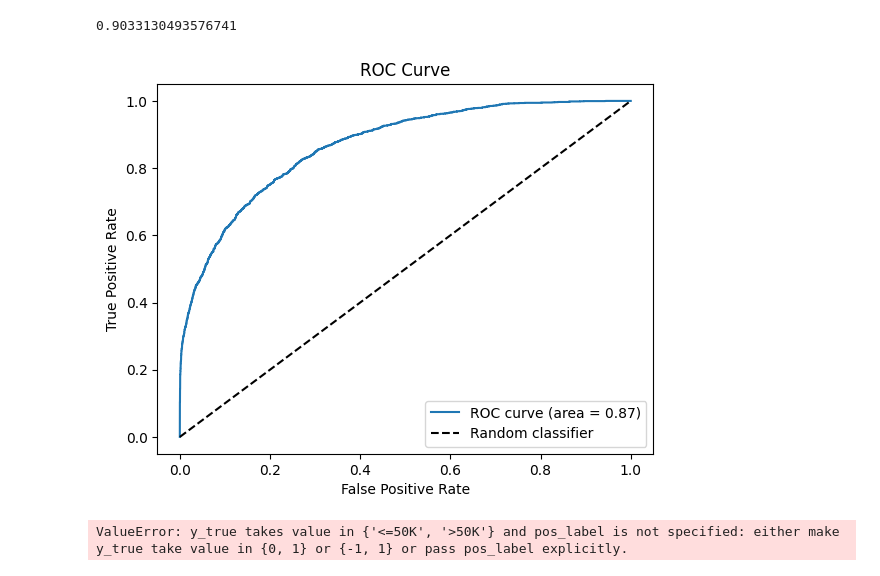
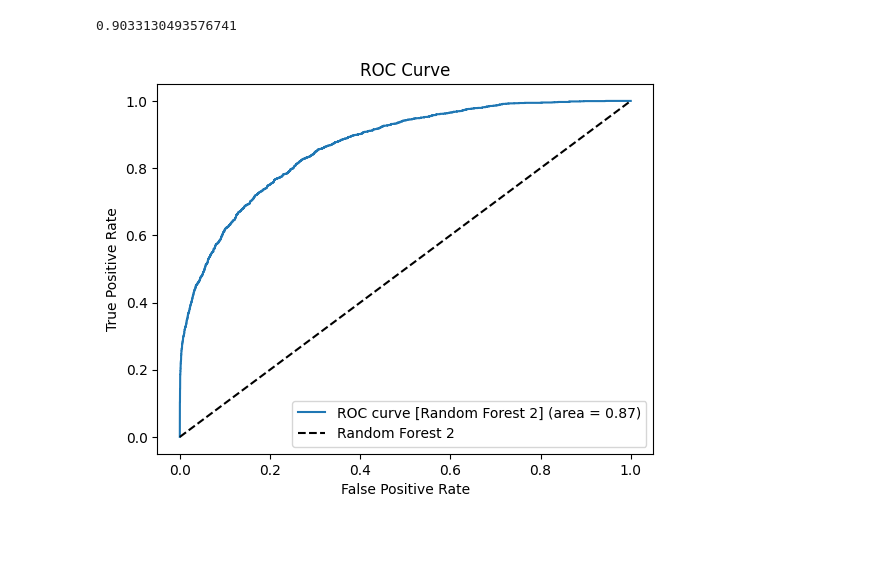
Before and after one commit to dsuszek/pjatk-pum, a Jupyter notebook: FinalProject/Raport_koncowy_s23396_s23632.ipynb, the cells around one changed output. Drawn from its saved outputs; the diff is of its cells as text; code cells hidden in the pictures; blank space fills up the shorter version.

Commit message:
roc curves

```diff
--- a/FinalProject/Raport_koncowy_s23396_s23632.ipynb
+++ b/FinalProject/Raport_koncowy_s23396_s23632.ipynb
@@ -211,7 +230,7 @@ training_incomes = incomes[training_cols]
 categorical_cols = ['workclass', 'race', 'sex', 'native-country', 'education']
 numeric = ['age', 'hours-per-week', 'additional_money', 'fnlwgt']
 
-encoder = OneHotEncoder(sparse=False)
+encoder = OneHotEncoder(sparse_output=False)
 encoded_cols = pd.DataFrame(encoder.fit_transform(training_incomes[categorical_cols]), columns=encoder.get_feature_names_out(categorical_cols))
 training_incomes = pd.concat([training_incomes.drop(columns=categorical_cols), encoded_cols], axis=1)
 
@@ -227,7 +246,7 @@ y = incomes['income']
 
 X_train, X_test, y_train, y_test = train_test_split(X, y, random_state=42)
 # %%
-rand_for_1 = RandomForestClassifier(n_estimators=100, random_state=42, max_leaf_nodes=100, max_features="auto", bootstrap=False, min_samples_leaf=5, min_samples_split=3)
+rand_for_1 = RandomForestClassifier(n_estimators=100, random_state=42, max_leaf_nodes=100, bootstrap=False, min_samples_leaf=5, min_samples_split=3)
 
 rand_for_1.fit(X_train, y_train)
 rand_for_1.score(X_test, y_test)
@@ -363,4 +376,18 @@ recall_score(y_test, y_pred_2, average="binary", pos_label="<=50K")
 f1_score(y_test, y_pred_2, pos_label="<=50K")
 # %% [output]
 0.9033130493576741
+# %%
+def print_roc_curve(classifier, name):
+    y_pred_proba = classifier.predict_proba(X_test)[:, 1]
+    fpr, tpr, thresholds = roc_curve(y_test, y_pred_proba, pos_label=">50K")
+    roc_auc = roc_auc_score(y_test, y_pred_proba)
+    # Plot the ROC curve
+    plt.plot(fpr, tpr, label=f'ROC curve [{name}] (area = %0.2f)' % roc_auc)
+    # roc curve for tpr = fpr
+    plt.plot([0, 1], [0, 1], 'k--', label='Random classifier')
+    plt.xlabel('False Positive Rate')
+    plt.ylabel('True Positive Rate')
+    plt.title('ROC Curve')
+    plt.legend(loc="lower right")
+    plt.show()
 # %%
@@ -371,20 +398,20 @@ roc_auc = roc_auc_score(y_test, y_pred_proba)
 # %%
-# Plot the ROC curve
-plt.plot(fpr, tpr, label='ROC curve (area = %0.2f)' % roc_auc)
-# roc curve for tpr = fpr
-plt.plot([0, 1], [0, 1], 'k--', label='Random classifier')
-plt.xlabel('False Positive Rate')
-plt.ylabel('True Positive Rate')
-plt.title('ROC Curve')
-plt.legend(loc="lower right")
-plt.show()
+# # Plot the ROC curve
+# plt.plot(fpr, tpr, label='ROC curve (area = %0.2f)' % roc_auc)
+# # roc curve for tpr = fpr
+# plt.plot([0, 1], [0, 1], 'k--', label='Random classifier')
+# plt.xlabel('False Positive Rate')
+# plt.ylabel('True Positive Rate')
+# plt.title('ROC Curve')
+# plt.legend(loc="lower right")
+# plt.show()
+
+print_roc_curve(rand_for_2, "Random Forest 2")
 # %% [output]
-[figure, old version]
+[figure, new version]
 # %%
 y_probas_forest = cross_val_predict(rand_for_2, X_train, y_train, cv=3,
                                     method="predict_proba")
 y_scores_forest = y_probas_forest[:, 1]
 precisions_forest, recalls_forest, thresholds_forest = precision_recall_curve(
-    y_train, y_scores_forest)
+    y_train, y_scores_forest, pos_label="<=50K")
-# %% [output]
-ValueError: y_true takes value in {'<=50K', '>50K'} and pos_label is not specified: either make y_true take value in {0, 1} or {-1, 1} or pass pos_label explicitly.
```
Also changed, not shown: parts of 16 cells of this notebook.
